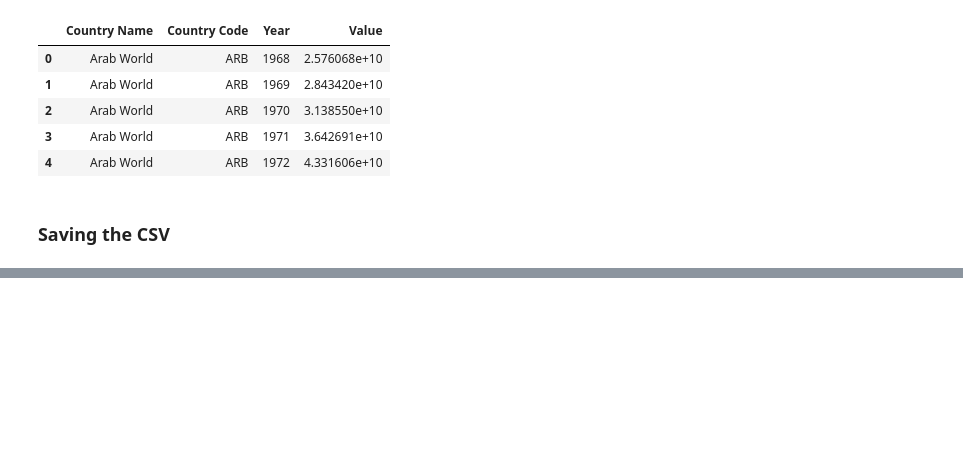
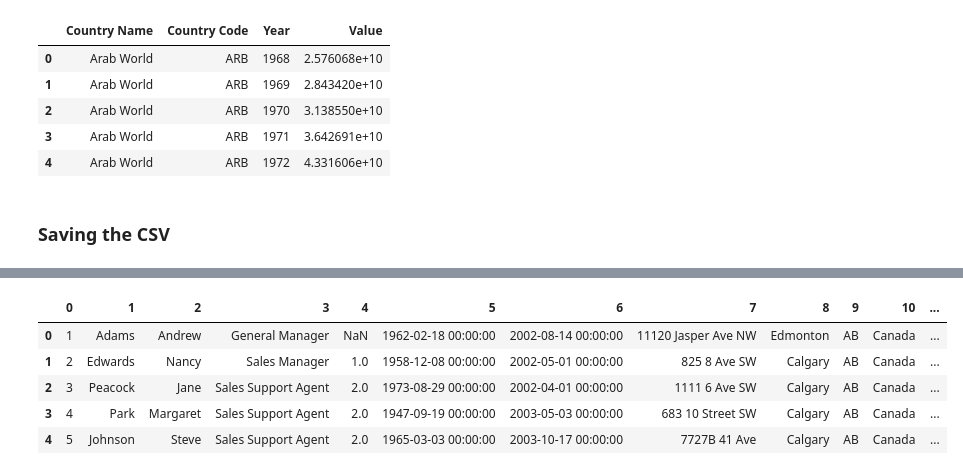
Before and after one commit to P-Pokharel/learning-data-analysis, a Jupyter notebook: reading_files.ipynb, the cells around one changed output, grey strips where cells are left out. Cells and saved outputs as stored; diff of their text form; code cells hidden in the pictures; blank space fills up the shorter version.

```diff
--- a/reading_files.ipynb
+++ b/reading_files.ipynb
@@ -104,0 +115,4 @@ data_from_url.to_csv('data/data_from_url.csv')
+# %%
+connection = sqlite3.connect('data/chinook.db')
+# %%
+cur = connection.cursor()
@@ -104,0 +123,2 @@ data_from_url.to_csv('data/data_from_url.csv')
+# %%
+results = cur.fetchall()
@@ -104,0 +145,11 @@ data_from_url.to_csv('data/data_from_url.csv')
+# %%
+df = pd.DataFrame(results)
+# %%
+df
+# %% [output]
+|  | 0 | 1 | 2 | 3 | 4 | 5 | 6 | 7 | 8 | 9 | 10 | ... |
+| 0 | 1 | Adams | Andrew | General Manager | NaN | 1962-02-18 00:00:00 | 2002-08-14 00:00:00 | 11120 Jasper Ave NW | Edmonton | AB | Canada | ... |
+| 1 | 2 | Edwards | Nancy | Sales Manager | 1.0 | 1958-12-08 00:00:00 | 2002-05-01 00:00:00 | 825 8 Ave SW | Calgary | AB | Canada | ... |
+| 2 | 3 | Peacock | Jane | Sales Support Agent | 2.0 | 1973-08-29 00:00:00 | 2002-04-01 00:00:00 | 1111 6 Ave SW | Calgary | AB | Canada | ... |
+| 3 | 4 | Park | Margaret | Sales Support Agent | 2.0 | 1947-09-19 00:00:00 | 2003-05-03 00:00:00 | 683 10 Street SW | Calgary | AB | Canada | ... |
+| 4 | 5 | Johnson | Steve | Sales Support Agent | 2.0 | 1965-03-03 00:00:00 | 2003-10-17 00:00:00 | 7727B 41 Ave | Calgary | AB | Canada | ... |
```
Also changed, not shown: parts of 16 cells of this notebook, 1 other file.
